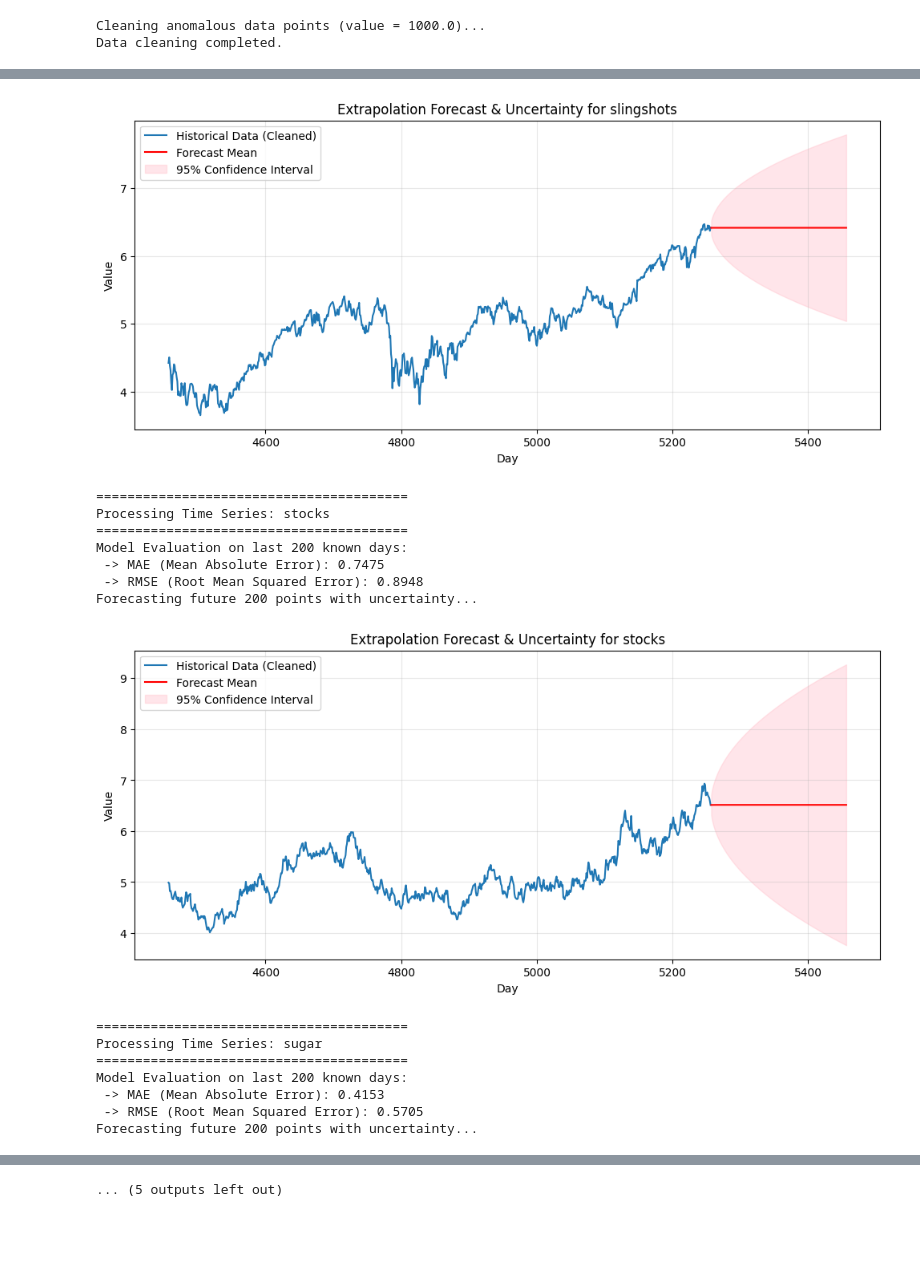
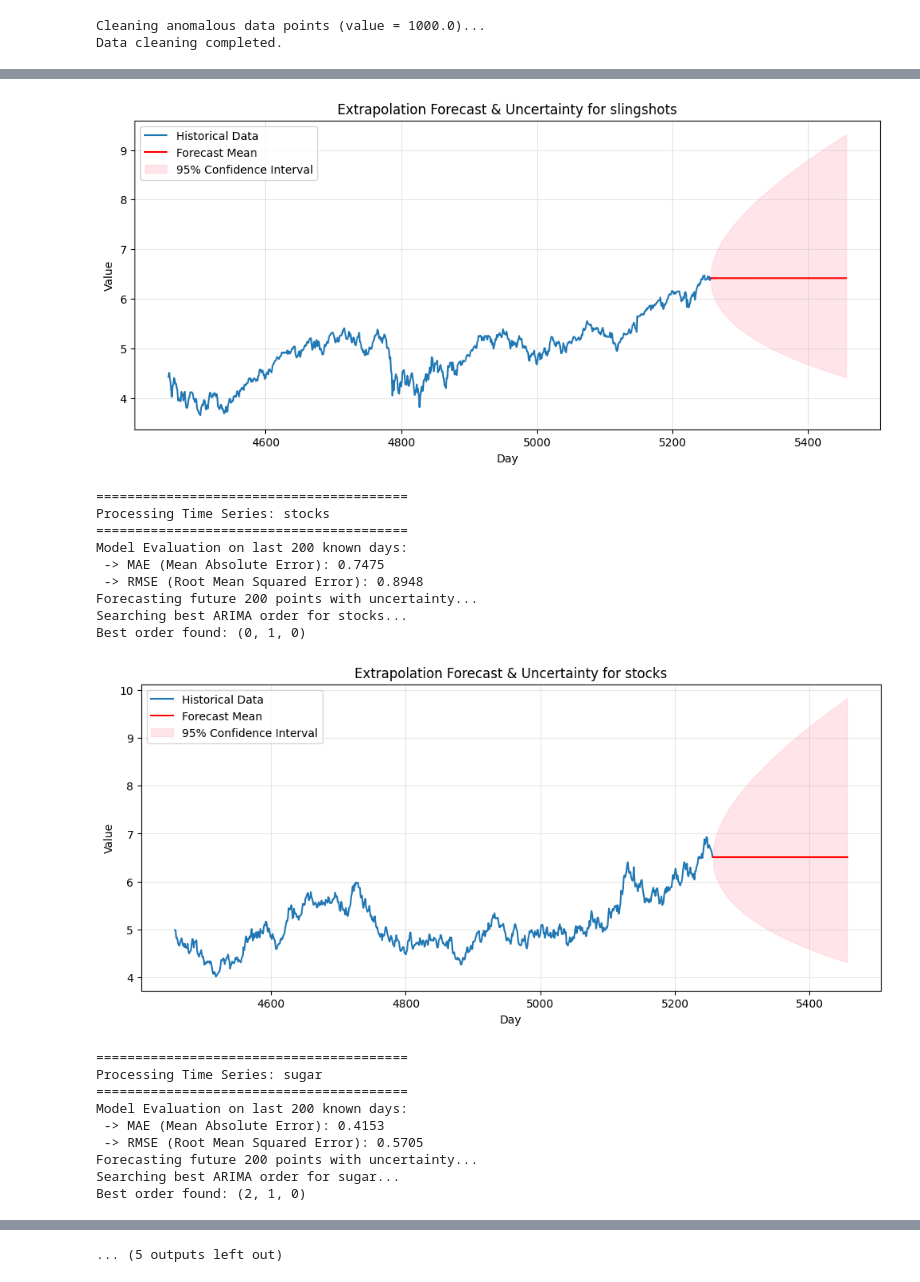
Before and after one commit to luprader/project_FTS, a Jupyter notebook: notebooks/task3_Yangguang.ipynb, the cells around one changed output, grey strips where cells are left out. Saved outputs shown, nothing was run; the diff lists cells and outputs as text; code cells hidden in the pictures; blank space fills up the shorter version.

Commit message:
feat: implement log-transformed ARIMA modeling and automated parameter selection in forecast_and_plot

```diff
--- a/notebooks/task3_Yangguang.ipynb
+++ b/notebooks/task3_Yangguang.ipynb
@@ -120,12 +147,13 @@ for col in cols_to_forecast:
 
     # 2. Predict the next 200 steps and plot the uncertainty band.
     print(f"Forecasting future 200 points with uncertainty...")
-    pred_mean, pred_ci = forecast_and_plot(known_series, col, order=best_order, forecast_steps=200)
+    pred_mean, pred_ci_lower, pred_ci_upper = forecast_and_plot(known_series, col, forecast_steps=200)
 
     # Store the results
     final_forecasts[col] = {
         'forecast_mean': pred_mean,
-        'confidence_interval': pred_ci
+        'confidence_interval': pred_ci_lower,
+        'confidence_interval': pred_ci_upper
     }
 
 # Display overall evaluation metrics
@@ -167,12 +202,14 @@ Forecasting future 200 points with uncertainty...
-[figure, old version]
+[figure, new version]
 ========================================
 Processing Time Series: stocks
 ========================================
 Model Evaluation on last 200 known days:
  -> MAE (Mean Absolute Error): 0.7475
  -> RMSE (Root Mean Squared Error): 0.8948
 Forecasting future 200 points with uncertainty...
+Searching best ARIMA order for stocks...
+Best order found: (0, 1, 0)
-[figure, old version]
+[figure, new version]
 ========================================
 Processing Time Series: sugar
 ========================================
@@ -180,3 +217,5 @@ Model Evaluation on last 200 known days:
  -> MAE (Mean Absolute Error): 0.4153
  -> RMSE (Root Mean Squared Error): 0.5705
 Forecasting future 200 points with uncertainty...
+Searching best ARIMA order for sugar...
+Best order found: (2, 1, 0)
```
Also changed, not shown: parts of 4 cells of this notebook.
